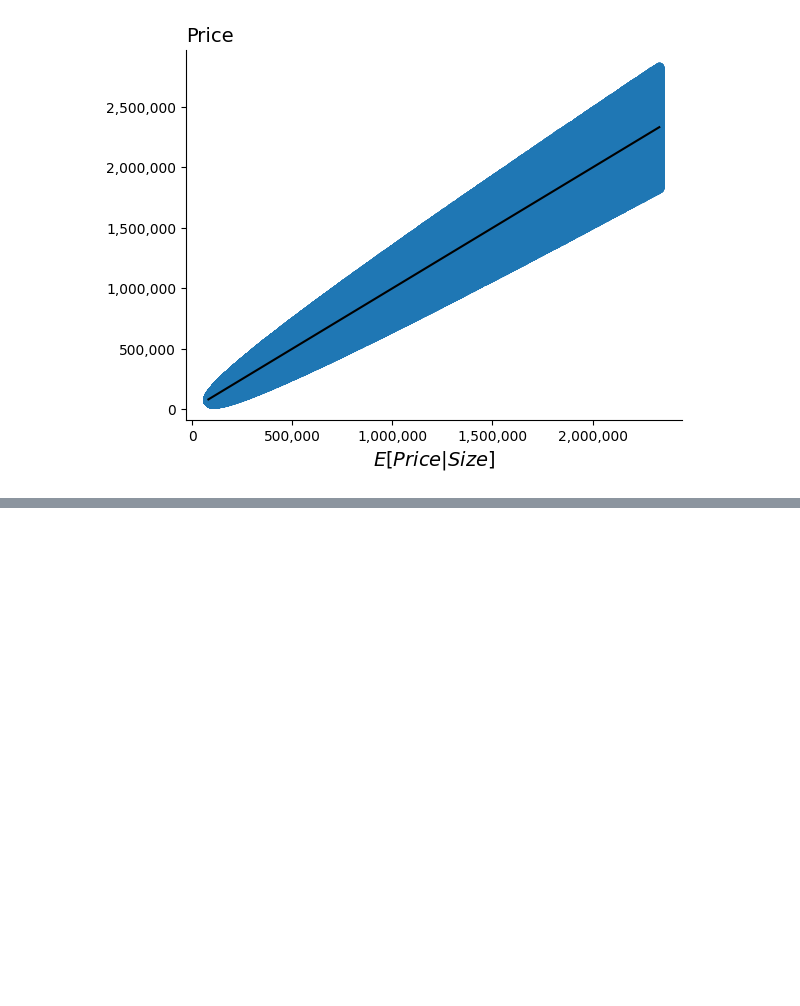
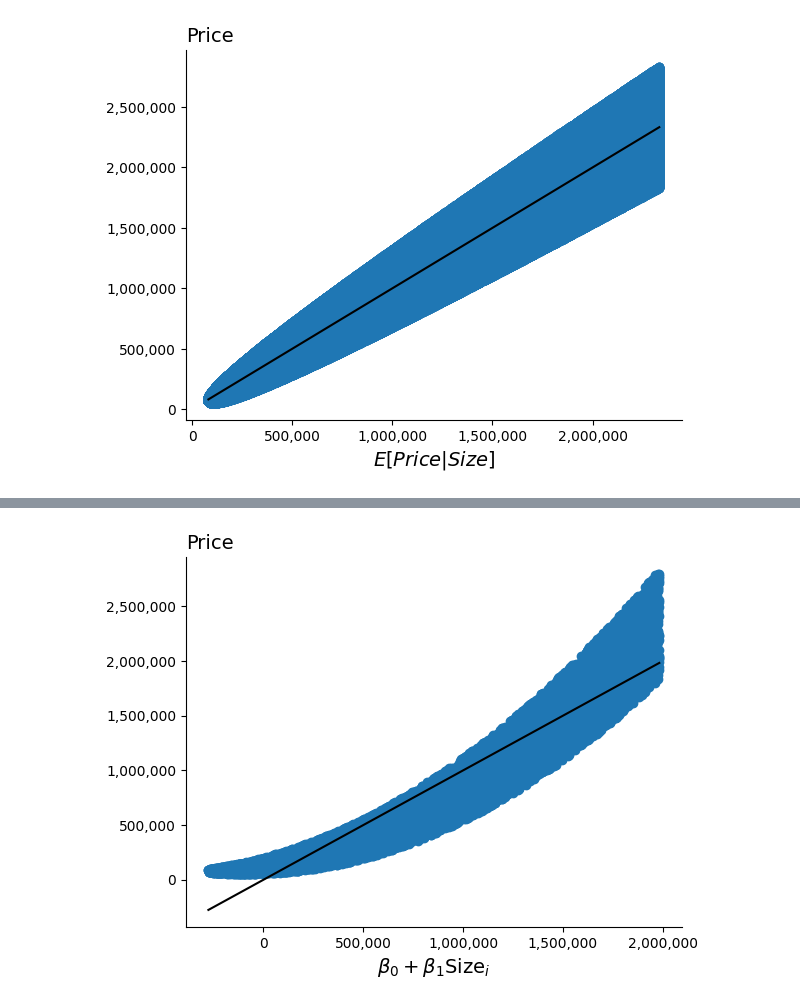
Before and after one commit to pharringtonp19/business-analytics, a Jupyter notebook: notebooks/regression/svrt.ipynb, the cells around one changed output, grey strips where cells are left out. Cells and saved outputs as stored; diff of their text form; code cells hidden in the pictures; blank space fills up the shorter version.

```diff
--- a/notebooks/regression/svrt.ipynb
+++ b/notebooks/regression/svrt.ipynb
@@ -135,0 +160,14 @@ plt.show()
+# %%
+ys_pop_ols_prediction= jax.vmap(model)(xs)
+plt.scatter(ys_pop_ols_prediction, ys)
+plt.plot([jnp.min(ys_pop_ols_prediction), jnp.max(ys_pop_ols_prediction)], [jnp.min(ys_pop_ols_prediction), jnp.max(ys_pop_ols_prediction)], color='black')
+ax = plt.gca()
+ax.spines['right'].set_visible(False)
+ax.spines['top'].set_visible(False)
+ax.yaxis.set_major_formatter(mticker.FuncFormatter(lambda x, _: f'{int(x):,}'))
+ax.xaxis.set_major_formatter(mticker.FuncFormatter(lambda x, _: f'{int(x):,}'))
+plt.xlabel(r'$\beta_0 + \beta_1\text{Size}_i$', size=14)
+plt.title('Price', loc='left', size=14)
+plt.show()
+# %% [output]
+[figure, added]
```
Also changed, not shown: parts of 23 cells of this notebook.
